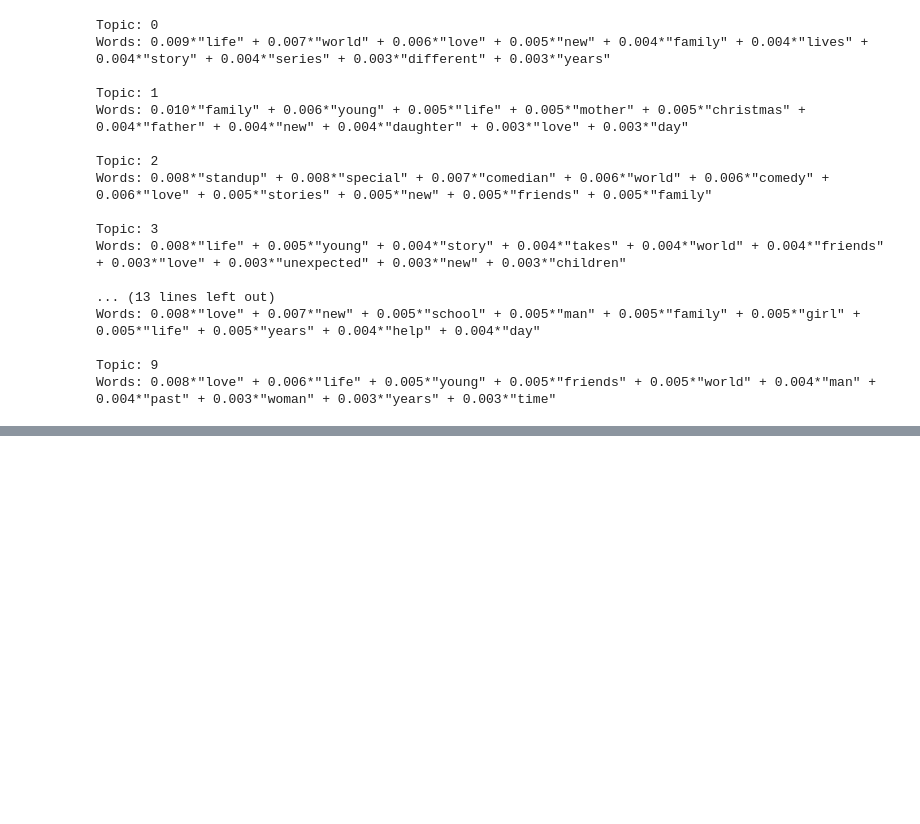
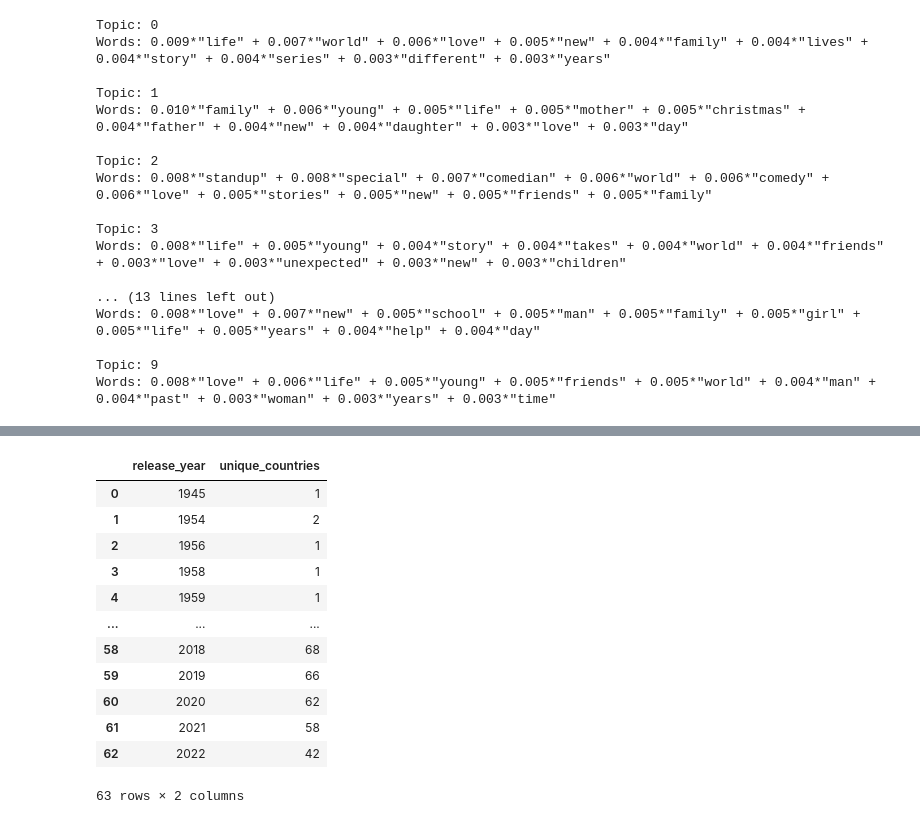
Before and after one commit to cparthiv/RHS-TSA-Data-Science-Qualifier-2024, a Jupyter notebook: main.ipynb, the cells around one changed output, grey strips where cells are left out. Saved outputs shown, nothing was run; the diff lists cells and outputs as text; code cells hidden in the pictures; blank space fills up the shorter version.

```diff
--- a/main.ipynb
+++ b/main.ipynb
@@ -409,0 +459,18 @@ Words: 0.008*"love" + 0.006*"life" + 0.005*"young" + 0.005*"friends" + 0.005*"wo
+# %%
+countries_per_year = titles_exploded.groupby('release_year')['country'].nunique().reset_index()
+countries_per_year.columns = ['release_year', 'unique_countries']
+countries_per_year
+# %% [output]
+|  | release_year | unique_countries |
+| 0 | 1945 | 1 |
+| 1 | 1954 | 2 |
+| 2 | 1956 | 1 |
+| 3 | 1958 | 1 |
+| 4 | 1959 | 1 |
+| ... | ... | ... |
+| 58 | 2018 | 68 |
+| 59 | 2019 | 66 |
+| 60 | 2020 | 62 |
+| 61 | 2021 | 58 |
+| 62 | 2022 | 42 |
+63 rows × 2 columns
```
Also changed, not shown: parts of 8 cells of this notebook, 1 other file.
